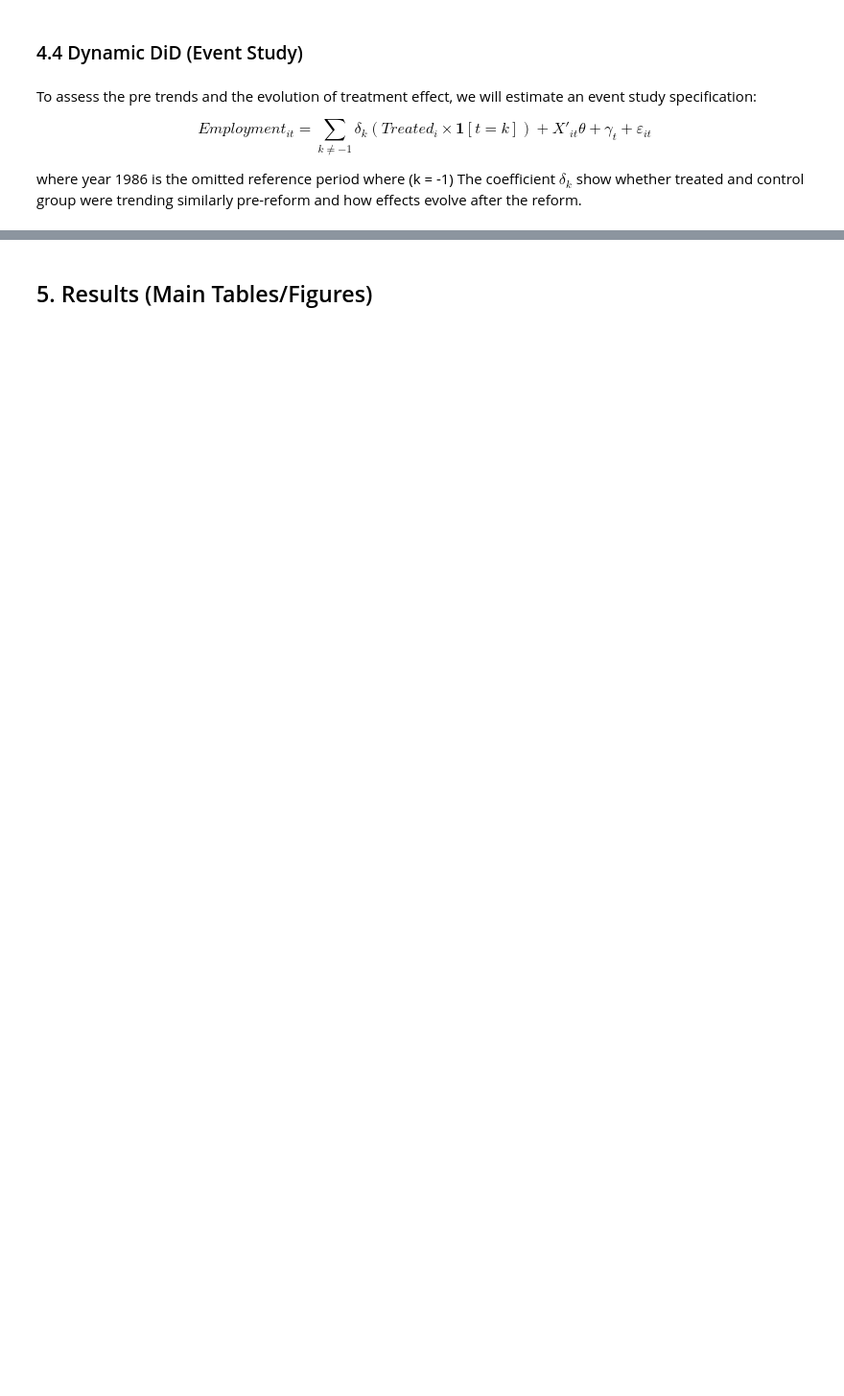
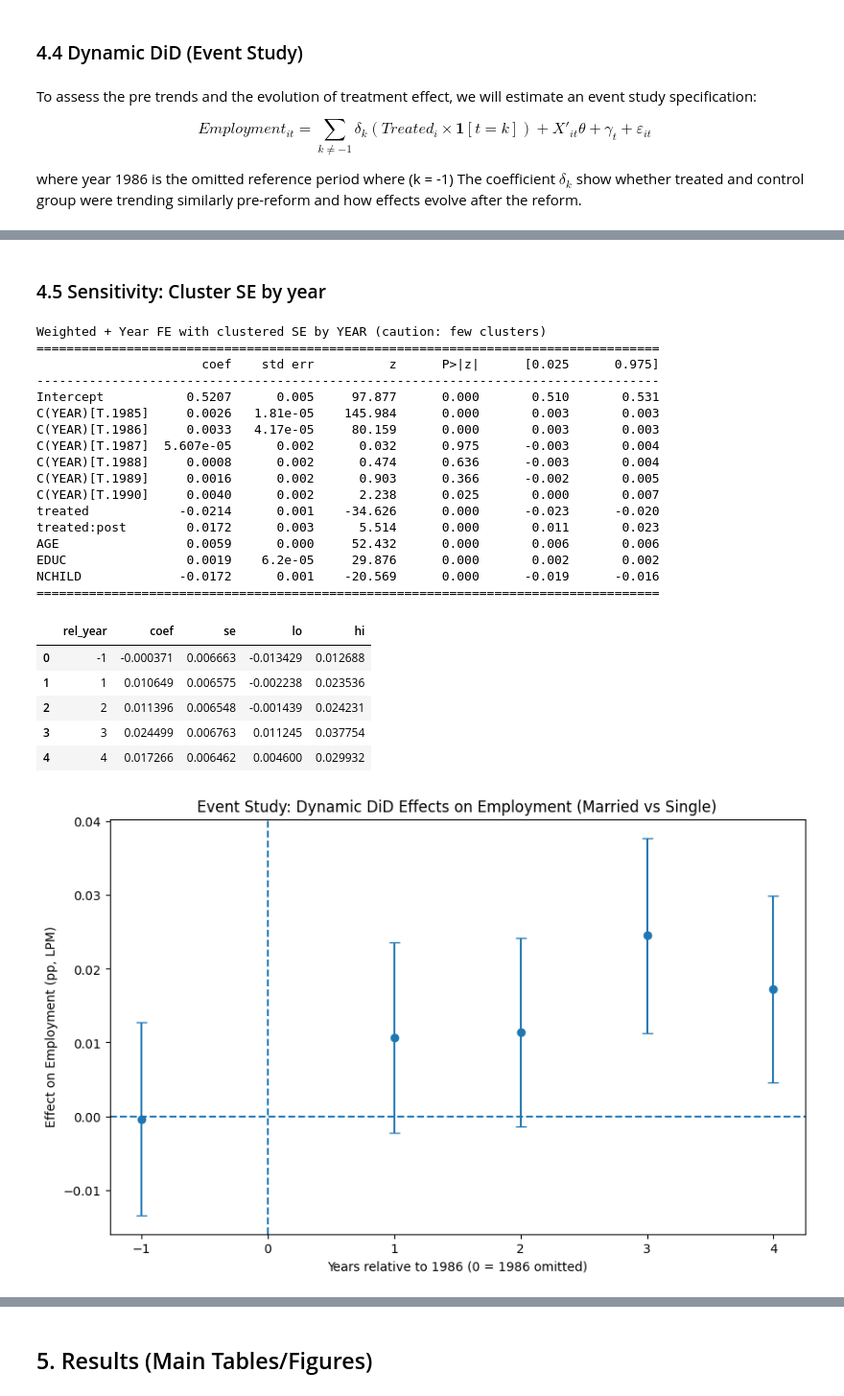
Before and after one commit to eisenhauerIO/project-business-decisions-roylin0407, a Jupyter notebook: did_project.ipynb, the cells around one changed output, grey strips where cells are left out. Shown at 96% size. Drawn from its saved outputs; the diff is of its cells as text; code cells hidden in the pictures; blank space fills up the shorter version.

```diff
--- a/did_project.ipynb
+++ b/did_project.ipynb
@@ -230,0 +371,80 @@ where year 1986 is the omitted reference period where (k = -1) The coefficient
+# %% [markdown]
+### 4.5 Sensitivity: Cluster SE by year
+# %%
+w3_cluster = smf.wls(
+    "employed ~ treated + treated:post + AGE + EDUC + NCHILD + C(YEAR)",
+    data=df,
+    weights=df["ASECWT"]
+).fit(cov_type="cluster", cov_kwds={"groups": df["YEAR"]})
+
+print("\nWeighted + Year FE with clustered SE by YEAR (caution: few clusters)")
+print(w3_cluster.summary().tables[1])
+
+# -----------------------------
+# 4.6 Event study (dynamic effects + pre-trends)
+# Use 1986 as the omitted reference year.
+# -----------------------------
+df["rel_year"] = df["YEAR"] - 1986  # 1986 -> 0
+# We'll include dummies for each year relative to 1986, omit rel_year = 0
+# Interaction: treated × I(rel_year = k)
+# Include year FE via C(YEAR) OR you can omit if using rel-year dummies; here we include C(YEAR) to absorb main year effects cleanly.
+
+event = smf.wls(
+    "employed ~ treated + AGE + EDUC + NCHILD + C(YEAR) + C(rel_year):treated",
+    data=df,
+    weights=df["ASECWT"]
+).fit(cov_type="HC1")
+
+# Extract event-study coefficients: C(rel_year)[T.k]:treated
+event_params = event.params
+event_bse = event.bse
+
+coefs = []
+for k in sorted(df["rel_year"].unique()):
+    if k == 0:
+        continue  # reference year
+    key = f"C(rel_year)[T.{k}]:treated"
+    if key in event_params.index:
+        coefs.append([k, event_params[key], event_bse[key]])
+
+event_df = pd.DataFrame(coefs, columns=["rel_year", "coef", "se"])
+event_df["lo"] = event_df["coef"] - 1.96 * event_df["se"]
+event_df["hi"] = event_df["coef"] + 1.96 * event_df["se"]
+
+display(event_df)
+
+# Plot event-study
+plt.figure(figsize=(10,6))
+plt.axhline(0, linestyle="--")
+plt.axvline(0, linestyle="--")  # 1986 reference
+plt.errorbar(event_df["rel_year"], event_df["coef"],
+             yerr=1.96*event_df["se"], fmt="o", capsize=4)
+plt.title("Event Study: Dynamic DiD Effects on Employment (Married vs Single)")
+plt.xlabel("Years relative to 1986 (0 = 1986 omitted)")
+plt.ylabel("Effect on Employment (pp, LPM)")
+plt.show()
+# %% [output]
+Weighted + Year FE with clustered SE by YEAR (caution: few clusters)
+===================================================================================
+                      coef    std err          z      P>|z|      [0.025      0.975]
+-----------------------------------------------------------------------------------
+Intercept           0.5207      0.005     97.877      0.000       0.510       0.531
+C(YEAR)[T.1985]     0.0026   1.81e-05    145.984      0.000       0.003       0.003
+C(YEAR)[T.1986]     0.0033   4.17e-05     80.159      0.000       0.003       0.003
+C(YEAR)[T.1987]  5.607e-05      0.002      0.032      0.975      -0.003       0.004
+C(YEAR)[T.1988]     0.0008      0.002      0.474      0.636      -0.003       0.004
+C(YEAR)[T.1989]     0.0016      0.002      0.903      0.366      -0.002       0.005
+C(YEAR)[T.1990]     0.0040      0.002      2.238      0.025       0.000       0.007
+treated            -0.0214      0.001    -34.626      0.000      -0.023      -0.020
+treated:post        0.0172      0.003      5.514      0.000       0.011       0.023
+AGE                 0.0059      0.000     52.432      0.000       0.006       0.006
+EDUC                0.0019    6.2e-05     29.876      0.000       0.002       0.002
+NCHILD             -0.0172      0.001    -20.569      0.000      -0.019      -0.016
+===================================================================================
+|  | rel_year | coef | se | lo | hi |
+| 0 | -1 | -0.000371 | 0.006663 | -0.013429 | 0.012688 |
+| 1 | 1 | 0.010649 | 0.006575 | -0.002238 | 0.023536 |
+| 2 | 2 | 0.011396 | 0.006548 | -0.001439 | 0.024231 |
+| 3 | 3 | 0.024499 | 0.006763 | 0.011245 | 0.037754 |
+| 4 | 4 | 0.017266 | 0.006462 | 0.004600 | 0.029932 |
+[figure, added]
```
Also changed, not shown: parts of 23 cells of this notebook.
